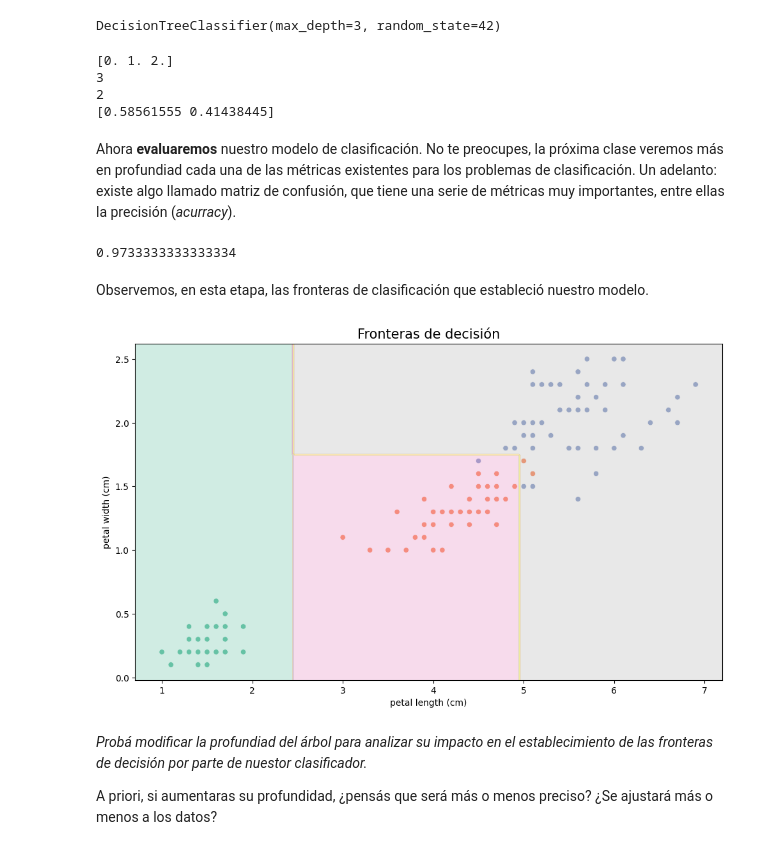
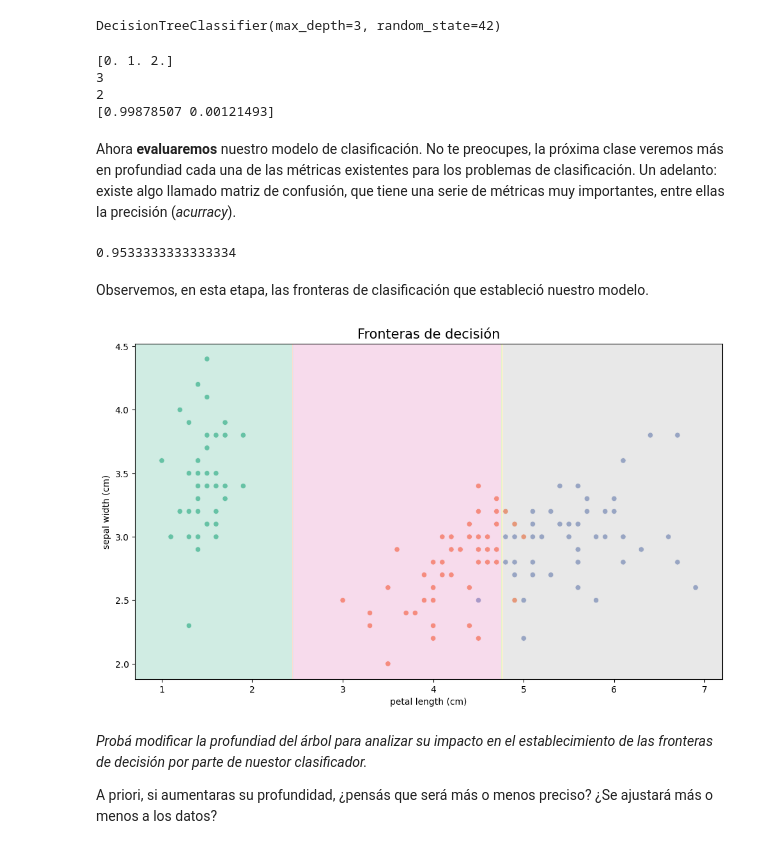
Before and after one commit to Mezgo/Bootcamp, a Jupyter notebook: M6/Clase 02/Práctica_01.ipynb, the cells around one changed output. Cells and saved outputs as stored; diff of their text form; code cells hidden in the pictures.

```diff
--- a/M6/Clase 02/Práctica_01.ipynb
+++ b/M6/Clase 02/Práctica_01.ipynb
@@ -21,8 +22,9 @@ iris = load_iris()
 # %% [markdown]
 Si imprimen la variable "iris", podrán observar que no tiene una estructura de DataFrame. Para ello, debemos convertirla con la libería Pandas.
 # %%
-data = pd.DataFrame(data= np.c_[iris['data'], iris['target']],
-                     columns= iris['feature_names'] + ['target'])
+data = pd.DataFrame(
+    data=np.c_[iris["data"], iris["target"]], columns=iris["feature_names"] + ["target"]
+)
 data.head()
 # %% [output]
 |  | sepal length (cm) | sepal width (cm) | petal length (cm) | petal width (cm) | target |
@@ -49,9 +51,10 @@ Separamos del dataframe dos atributos y las etiquetas. Llamaremos **`X`** a los
 
 Eligiremos dos atributos: *petal length* y *petal width*. Estos parecen tener un gran poder predictor para separar las clases correctamente. Luego de correr todo el notebook, y prestar atención al funcionamiento del modelo de Machine Learning, recomendamos que repitan el proceso con otros dos atributos de su elección para que corroboren la influencia que tiene la selección de variables predictoras en el funcionamiento de un modelo.
 # %%
-X = data[['petal length (cm)', 'petal width (cm)']]  # Denotamos X con mayúscula ya que
-                                                     # incluye más de un atributo
-y = data.target # Etiqueta a predecir
+# X = data[["petal length (cm)", "petal width (cm)"]]  # Denotamos X con mayúscula ya que
+# incluye más de un atributo
+X = data[["petal length (cm)", "sepal width (cm)"]]
+y = data.target  # Etiqueta a predecir
 # %%
 X.head()
 # %% [output]
@@ -113,7 +124,7 @@ print(clf.feature_importances_)
 [0. 1. 2.]
 3
 2
-[0.58561555 0.41438445]
+[0.99878507 0.00121493]
 # %%
 # Predecimos
 
@@ -123,31 +134,30 @@ Ahora **evaluaremos** nuestro modelo de clasificación. No te preocupes, la pró
 # %%
 from sklearn.metrics import accuracy_score
 
-print(accuracy_score(y,y_pred))
+print(accuracy_score(y, y_pred))
 # %% [output]
-0.9733333333333334
+0.9533333333333334
 # %% [markdown]
 Observemos, en esta etapa, las fronteras de clasificación que estableció nuestro modelo.
 # %%
-plt.figure(figsize= (10,6))
+plt.figure(figsize=(10, 6))
 
 
-ax = sns.scatterplot(x = X.iloc[:,0], y = X.iloc[:,1], hue= y, palette='Set2')
+ax = sns.scatterplot(x=X.iloc[:, 0], y=X.iloc[:, 1], hue=y, palette="Set2")
 plt.legend().remove()
 
 
 xlim = ax.get_xlim()
 ylim = ax.get_ylim()
-xx, yy = np.meshgrid(np.linspace(*xlim, num=200),
-                      np.linspace(*ylim, num=200))
+xx, yy = np.meshgrid(np.linspace(*xlim, num=200), np.linspace(*ylim, num=200))
 Z = clf.predict(np.c_[xx.ravel(), yy.ravel()]).reshape(xx.shape)
 
-contours = ax.contourf(xx, yy, Z, alpha=0.3, cmap = 'Set2')
+contours = ax.contourf(xx, yy, Z, alpha=0.3, cmap="Set2")
 plt.tight_layout()
-plt.title('Fronteras de decisión', fontsize= 15)
+plt.title("Fronteras de decisión", fontsize=15)
 plt.show()
 # %% [output]
-[figure, old version]
+[figure, new version]
 # %% [markdown]
 *Probá  modificar la profundiad del árbol para analizar su impacto en el establecimiento de las fronteras de decisión por parte de nuestor clasificador.*
 
```
Also changed, not shown: parts of 12 cells of this notebook, 11 other files.
